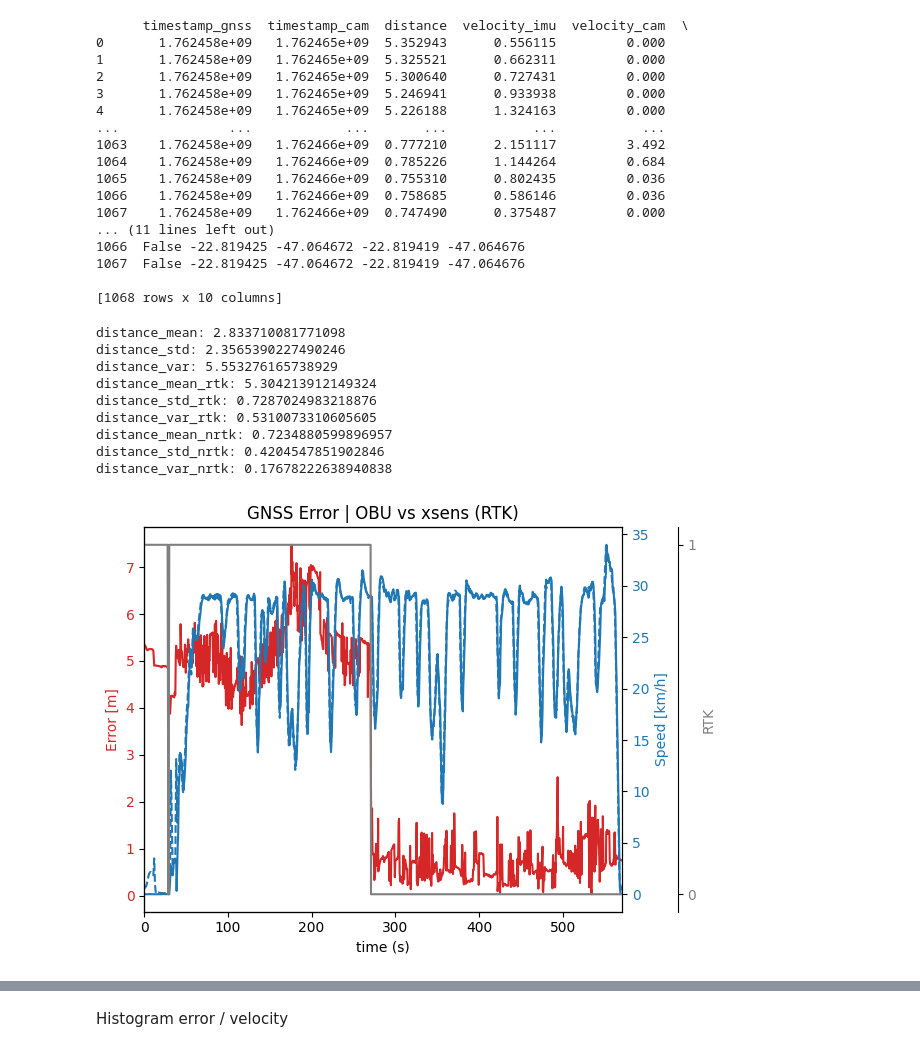
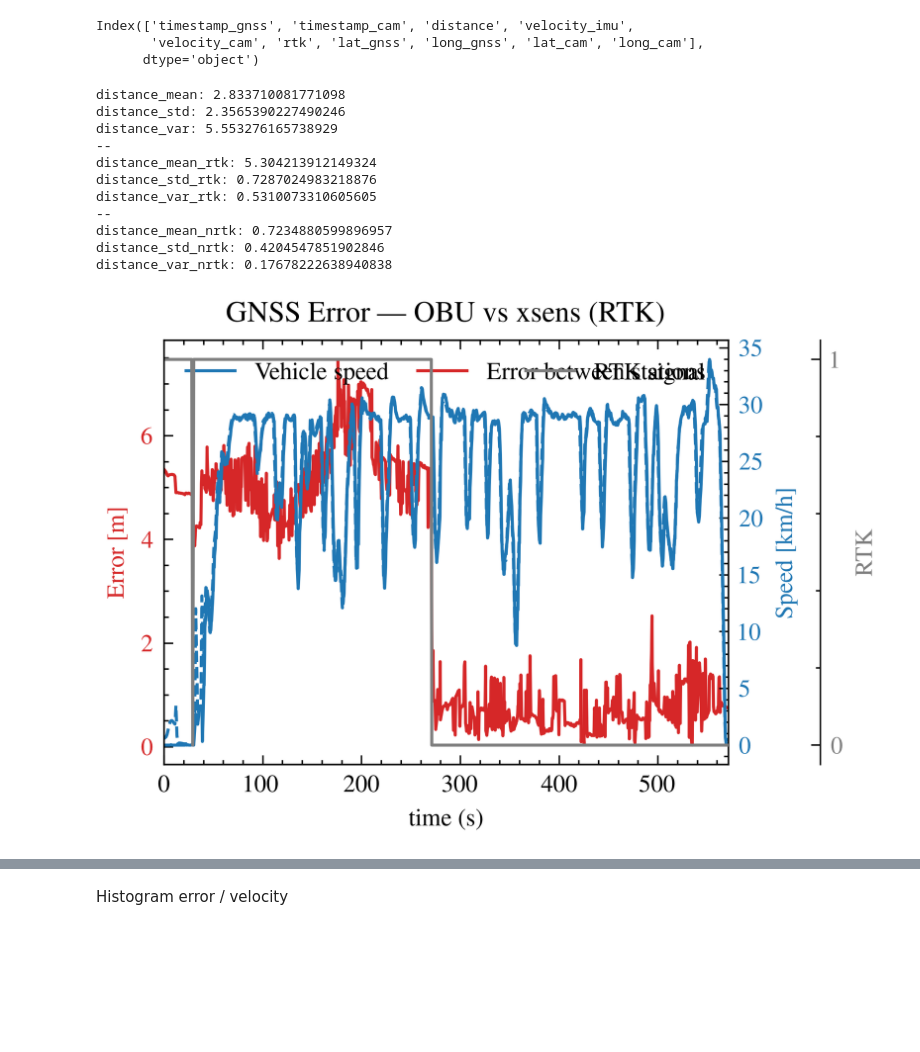
Before and after one commit to LMA-FEM-UNICAMP/vilma_v2x, a Jupyter notebook: vilma_v2x/evaluation/obu_gnss_error.ipynb, the cells around one changed output, grey strips where cells are left out. Cells and saved outputs as stored; diff of their text form; code cells hidden in the pictures; blank space fills up the shorter version.

```diff
--- a/vilma_v2x/evaluation/obu_gnss_error.ipynb
+++ b/vilma_v2x/evaluation/obu_gnss_error.ipynb
@@ -2,31 +2,21 @@
 import pandas as pd
 
 import matplotlib.pyplot as plt
+import matplotlib as mpl
 
 import numpy as np
 
-df = pd.read_csv('low_speed_data_v2x_rtk2.csv')
+import scienceplots
 
-print(df)
+plt.style.use(['science','ieee'])
+
+#mpl.rcParams['text.usetex'] = False
-# %% [output]
-      timestamp_gnss  timestamp_cam  distance  velocity_imu  velocity_cam  \
-0       1.762458e+09   1.762465e+09  5.352943      0.556115         0.000
-1       1.762458e+09   1.762465e+09  5.325521      0.662311         0.000
-2       1.762458e+09   1.762465e+09  5.300640      0.727431         0.000
-3       1.762458e+09   1.762465e+09  5.246941      0.933938         0.000
-4       1.762458e+09   1.762465e+09  5.226188      1.324163         0.000
-...              ...            ...       ...           ...           ...
-1063    1.762458e+09   1.762466e+09  0.777210      2.151117         3.492
-1064    1.762458e+09   1.762466e+09  0.785226      1.144264         0.684
-1065    1.762458e+09   1.762466e+09  0.755310      0.802435         0.036
-1066    1.762458e+09   1.762466e+09  0.758685      0.586146         0.036
-1067    1.762458e+09   1.762466e+09  0.747490      0.375487         0.000
-... (11 lines left out)
-1066  False -22.819425 -47.064672 -22.819419 -47.064676
-1067  False -22.819425 -47.064672 -22.819419 -47.064676
-
-[1068 rows x 10 columns]
 # %%
+df = pd.read_csv('low_speed_data_v2x_rtk2.csv')
+
+print(df.columns)
+
+
 distance = df['distance'].to_numpy()
 v_imu = df['velocity_imu'].to_numpy()
 v_cam = df['velocity_cam'].to_numpy()
@@ -35,6 +25,10 @@ rtk = df['rtk'].to_numpy()
 t = df['timestamp_gnss'].to_numpy()
 
 t = t - t[0]
+# %% [output]
+Index(['timestamp_gnss', 'timestamp_cam', 'distance', 'velocity_imu',
+       'velocity_cam', 'rtk', 'lat_gnss', 'long_gnss', 'lat_cam', 'long_cam'],
+      dtype='object')
 # %%
 distance_rtk = []
 distance_nrtk = []
@@ -70,10 +64,14 @@ print("distance_mean: "+str(distance_mean))
 print("distance_std: "+str(distance_std))
 print("distance_var: "+str(distance_var))
 
+print("--")
+
 print("distance_mean_rtk: "+str(distance_mean_rtk))
 print("distance_std_rtk: "+str(distance_std_rtk))
 print("distance_var_rtk: "+str(distance_var_rtk))
 
+print("--")
+
 print("distance_mean_nrtk: "+str(distance_mean_nrtk))
 print("distance_std_nrtk: "+str(distance_std_nrtk))
 print("distance_var_nrtk: "+str(distance_var_nrtk))
@@ -81,41 +79,50 @@ print("distance_var_nrtk: "+str(distance_var_nrtk))
 distance_mean: 2.833710081771098
 distance_std: 2.3565390227490246
 distance_var: 5.553276165738929
+--
 distance_mean_rtk: 5.304213912149324
 distance_std_rtk: 0.7287024983218876
 distance_var_rtk: 0.5310073310605605
+--
 distance_mean_nrtk: 0.7234880599896957
 distance_std_nrtk: 0.4204547851902846
 distance_var_nrtk: 0.17678222638940838
 # %%
 fig, ax1 = plt.subplots()
 
 plt.title("GNSS Error | OBU vs xsens (RTK)")
 
 color = 'tab:red'
 ax1.set_xlabel('time (s)')
 ax1.set_ylabel('Error [m]', color=color)
-ax1.plot(t, distance, color=color)
+ax1.plot(t, distance, color=color, label="Error between stations")
 ax1.tick_params(axis='y', labelcolor=color)
 ax1.set_xlim(t[0],t[len(t)-1])
+
+
+
 ax2 = ax1.twinx()  # instantiate a second Axes that shares the same x-axis
+
 
 color = 'tab:blue'
 ax2.set_ylabel('Speed [km/h]', color=color)  # we already handled the x-label with ax1
-ax2.plot(t, v_cam, color=color)
+ax2.plot(t, v_cam, color=color,  label="Vehicle speed")
 ax2.plot(t, v_imu, color=color, linestyle='--')
 ax2.tick_params(axis='y', labelcolor=color)
 
+
 ax3 = ax1.twinx()  # instantiate a second Axes that shares the same x-axis
-ax3.spines['right'].set_position(('outward', 40)) # Adjust '60' as needed for spacing
+ax3.spines['right'].set_position(('outward', 30)) # Adjust '60' as needed for spacing
 color = 'tab:gray'
 ax3.set_ylabel('RTK', color=color)  # we already handled the x-label with ax1
-ax3.plot(t, rtk, color=color)
+ax3.plot(t, rtk, color=color, label="RTK signal")
 ax3.tick_params(axis='y', labelcolor=color)
 ax3.set_yticks([0, 1])
-fig.tight_layout()  # otherwise the right y-label is slightly clipped
-plt.savefig("gnss_error.png")
+
+#fig.tight_layout()  # otherwise the right y-label is slightly clipped
+#plt.savefig("gnss_error.png")
+plt.savefig('gnss_error.pdf', format='pdf')
 
 plt.show()
 # %% [output]
-[figure, old version]
+[figure, new version]
```
Also changed, not shown: parts of 1 cell of this notebook, 3 other files.
